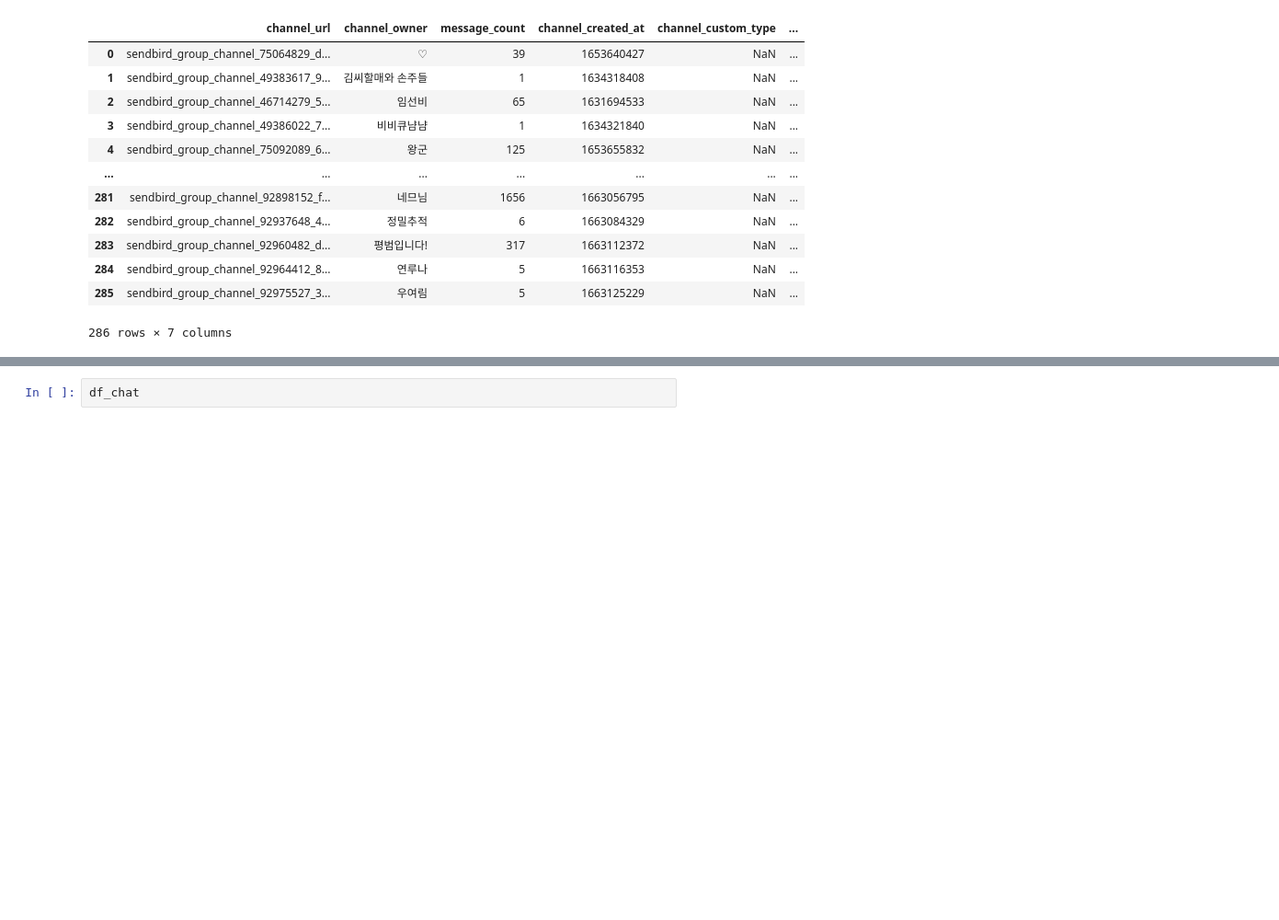
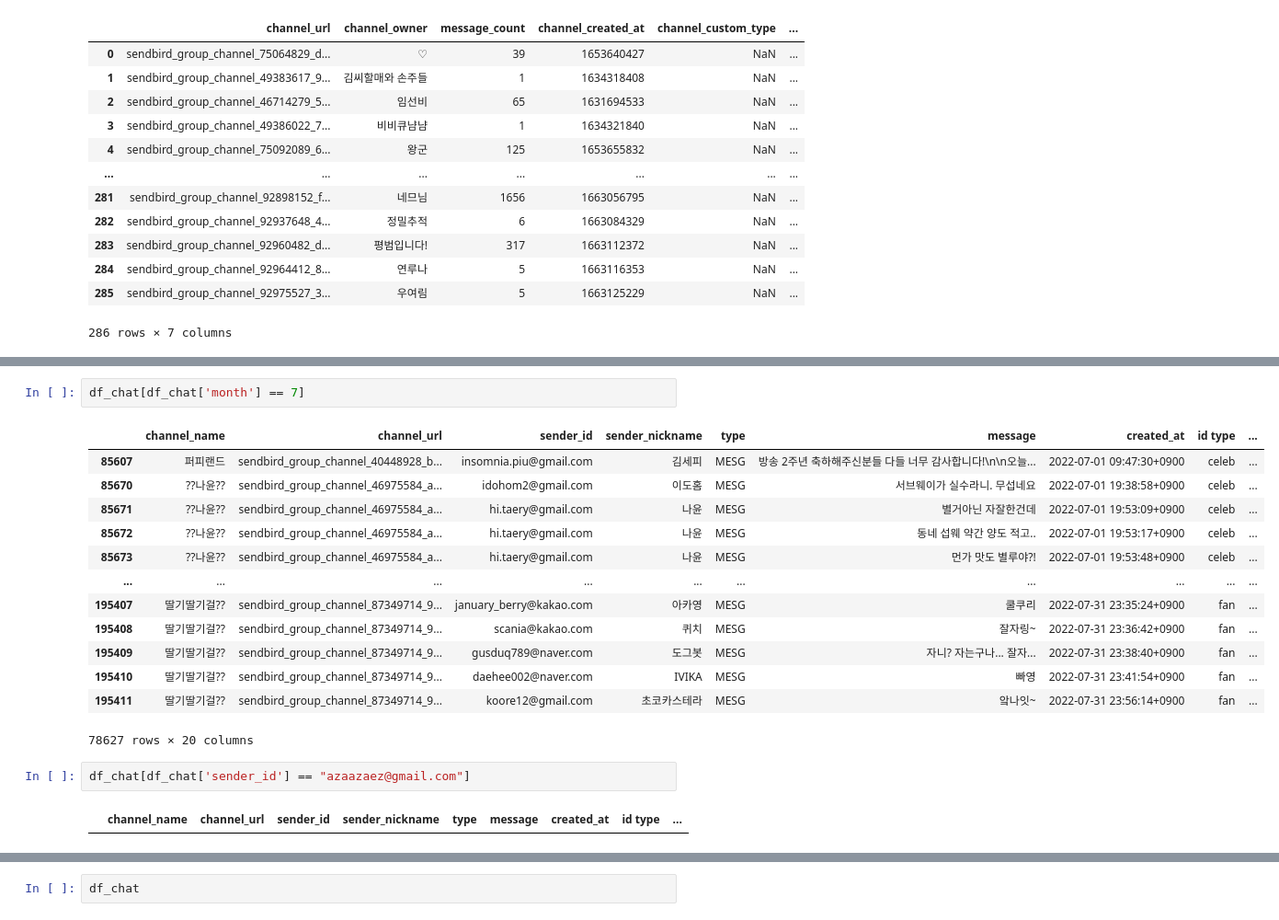
Before and after one commit to bhkwon89/Chat_analysis, a Jupyter notebook: cp2_test.ipynb, the cells around one changed output, grey strips where cells are left out. Shown at 92% size. Cells and saved outputs as stored; diff of their text form; blank space fills up the shorter version.

```diff
--- a/cp2_test.ipynb
+++ b/cp2_test.ipynb
@@ -196,0 +256,20 @@ df_chat = pd.merge(left = df_chat , right = df_sticker[['message', 'price']], ho
+# %%
+df_chat[df_chat['month'] == 7]
+# %% [output]
+|  | channel_name | channel_url | sender_id | sender_nickname | type | message | created_at | id type | ... |
+| 85607 | 퍼피랜드 | sendbird_group_channel_40448928_b... | insomnia.piu@gmail.com | 김세피 | MESG | 방송 2주년 축하해주신분들 다들 너무 감사합니다!\n\n오늘... | 2022-07-01 09:47:30+0900 | celeb | ... |
+| 85670 | ??나윤?? | sendbird_group_channel_46975584_a... | idohom2@gmail.com | 이도홈 | MESG | 서브웨이가 실수라니. 무섭네요 | 2022-07-01 19:38:58+0900 | celeb | ... |
+| 85671 | ??나윤?? | sendbird_group_channel_46975584_a... | hi.taery@gmail.com | 나윤 | MESG | 별거아닌 자잘한건데 | 2022-07-01 19:53:09+0900 | celeb | ... |
+| 85672 | ??나윤?? | sendbird_group_channel_46975584_a... | hi.taery@gmail.com | 나윤 | MESG | 동네 섭웨 약간 양도 적고.. | 2022-07-01 19:53:17+0900 | celeb | ... |
+| 85673 | ??나윤?? | sendbird_group_channel_46975584_a... | hi.taery@gmail.com | 나윤 | MESG | 먼가 맛도 별루야?! | 2022-07-01 19:53:48+0900 | celeb | ... |
+| ... | ... | ... | ... | ... | ... | ... | ... | ... | ... |
+| 195407 | 딸기딸기걸?? | sendbird_group_channel_87349714_9... | january_berry@kakao.com | 아카영 | MESG | 쿨쿠리 | 2022-07-31 23:35:24+0900 | fan | ... |
+| 195408 | 딸기딸기걸?? | sendbird_group_channel_87349714_9... | scania@kakao.com | 퀴치 | MESG | 잘자링~ | 2022-07-31 23:36:42+0900 | fan | ... |
+| 195409 | 딸기딸기걸?? | sendbird_group_channel_87349714_9... | gusduq789@naver.com | 도그봇 | MESG | 자니? 자는구나... 잘자... | 2022-07-31 23:38:40+0900 | fan | ... |
+| 195410 | 딸기딸기걸?? | sendbird_group_channel_87349714_9... | daehee002@naver.com | IVIKA | MESG | 빠영 | 2022-07-31 23:41:54+0900 | fan | ... |
+| 195411 | 딸기딸기걸?? | sendbird_group_channel_87349714_9... | koore12@gmail.com | 초코카스테라 | MESG | 앜나잇~ | 2022-07-31 23:56:14+0900 | fan | ... |
+78627 rows × 20 columns
+# %%
+df_chat[df_chat['sender_id'] == "azaazaez@gmail.com"]
+# %% [output]
+|  | channel_name | channel_url | sender_id | sender_nickname | type | message | created_at | id type | ... |
```
Also changed, not shown: parts of 30 cells of this notebook.
